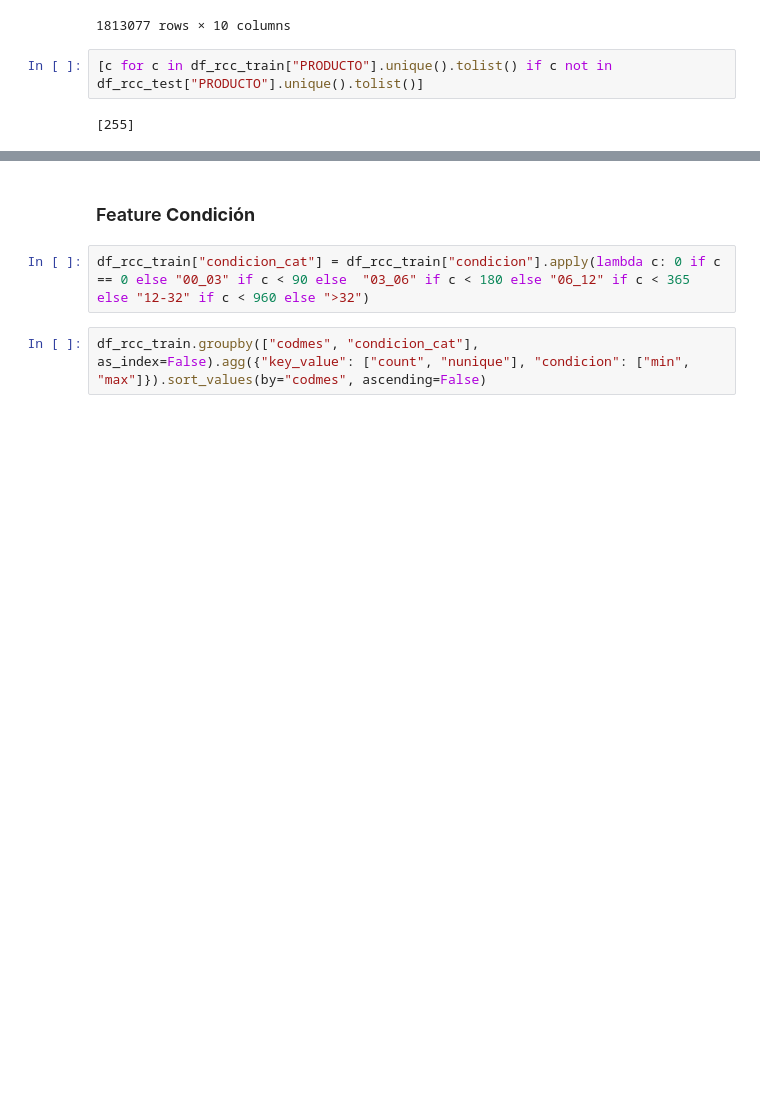
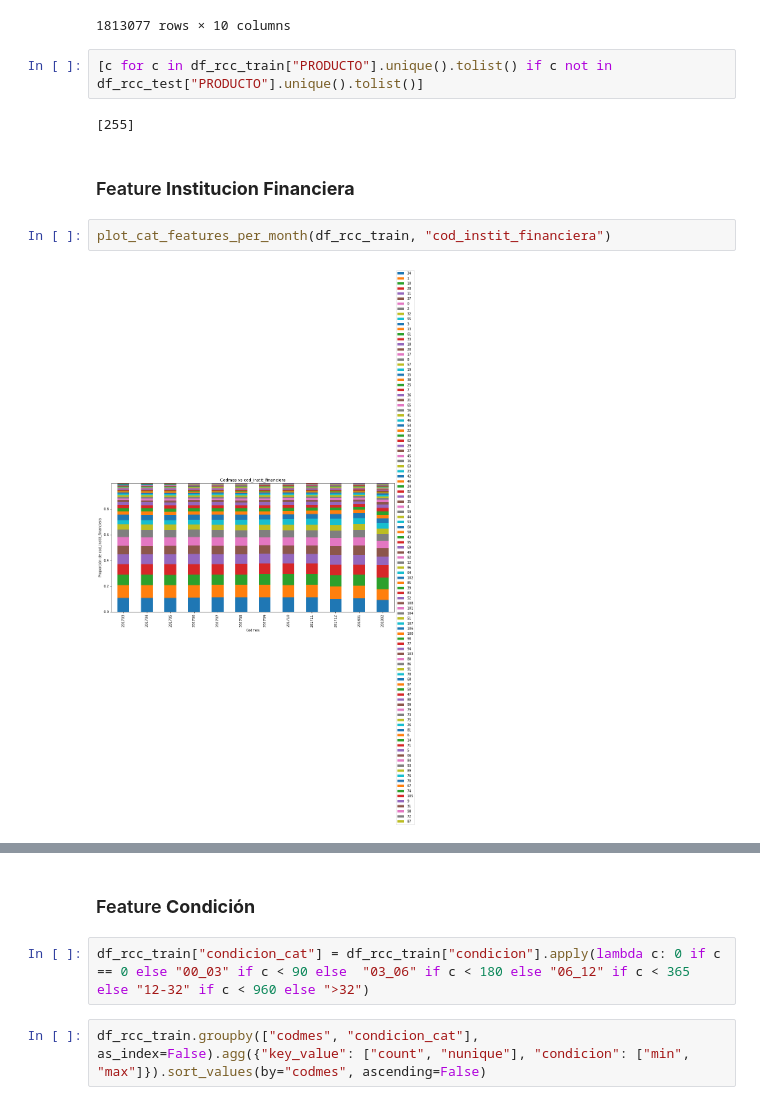
Before and after one commit to mlaricobar/solution-datathon-interbank-2020, a Jupyter notebook: [02] EDA - Datasets.ipynb, the cells around one changed output, grey strips where cells are left out. Cells and saved outputs as stored; diff of their text form; blank space fills up the shorter version.

```diff
--- a/[02] EDA - Datasets.ipynb
+++ b/[02] EDA - Datasets.ipynb
@@ -275,3 +273,9 @@ df_rcc_train.loc[df_rcc_train["PRODUCTO"] == 255]
 [c for c in df_rcc_train["PRODUCTO"].unique().tolist() if c not in df_rcc_test["PRODUCTO"].unique().tolist()]
 # %% [output]
 [255]
+# %% [markdown]
+### Feature **Institucion Financiera**
+# %%
+plot_cat_features_per_month(df_rcc_train, "cod_instit_financiera")
+# %% [output]
+[figure, added]
```
Also changed, not shown: parts of 13 cells of this notebook.
